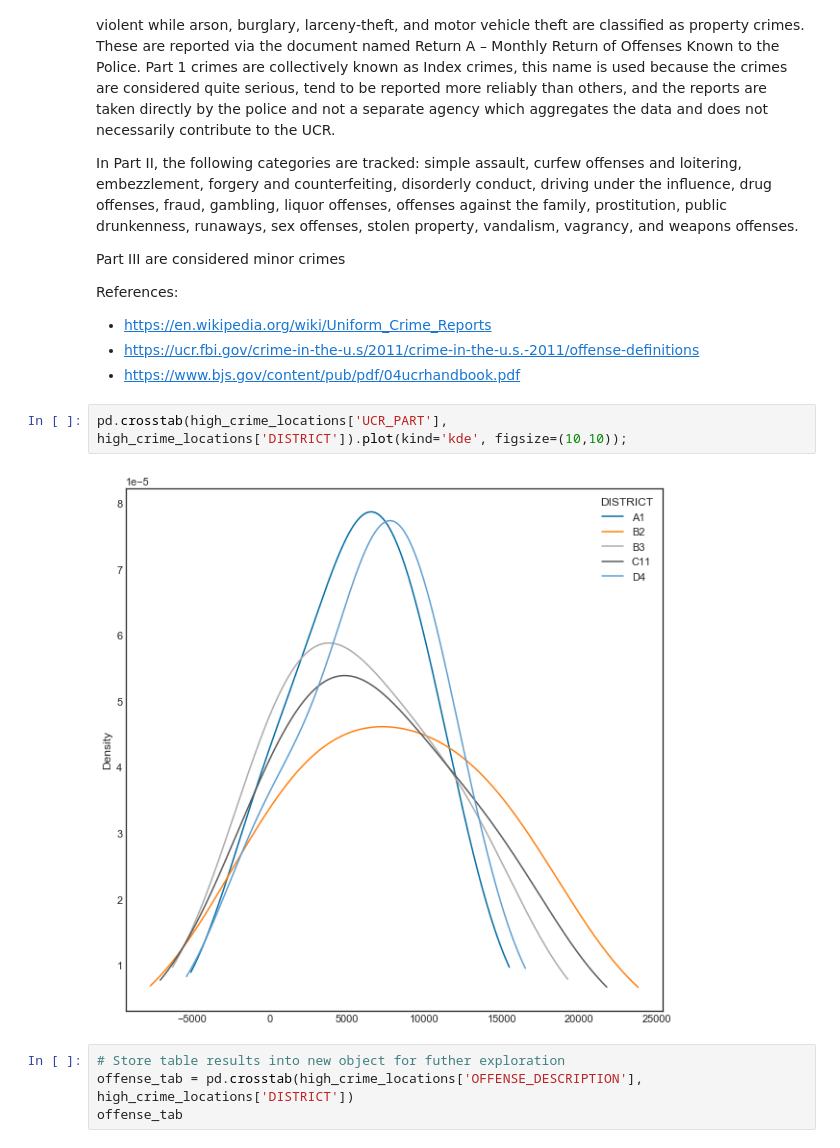
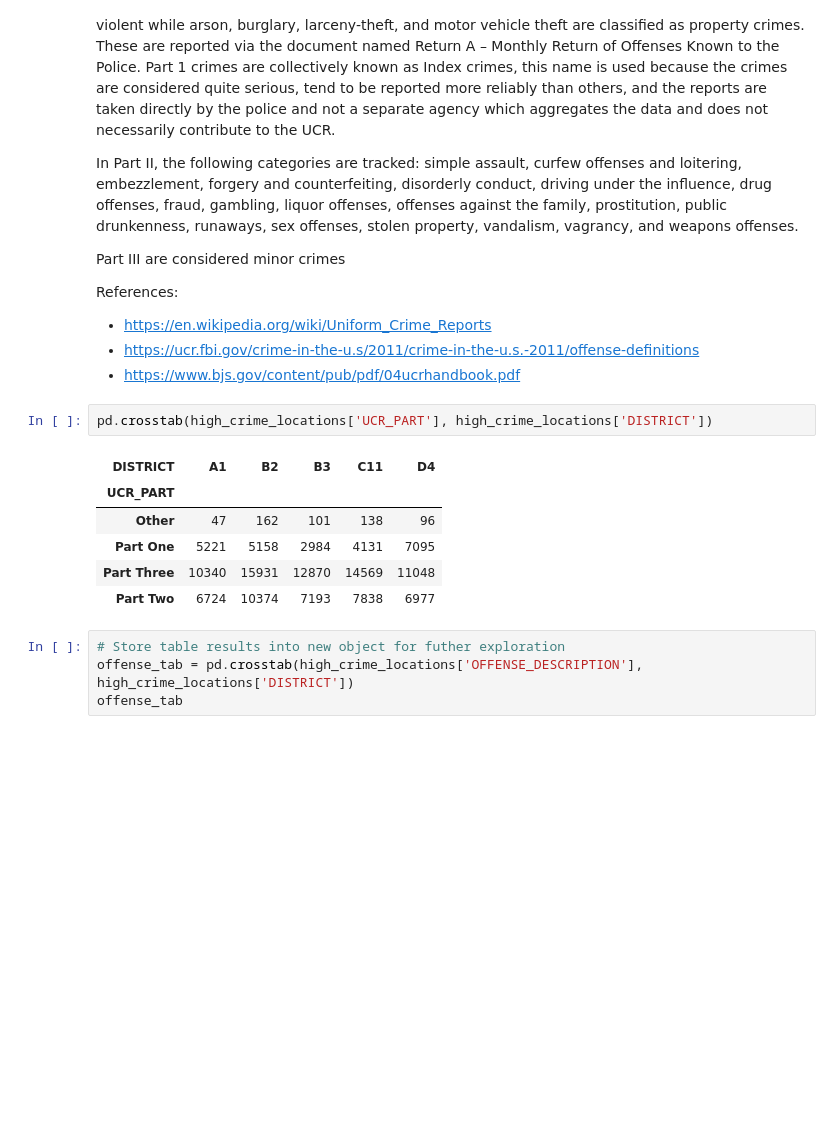
Before and after one commit to Kiddxtrizz/Boston_Crime_Analyis, a Jupyter notebook: Capstone_assignment.ipynb, the cells around one changed output. Saved outputs shown, nothing was run; the diff lists cells and outputs as text; blank space fills up the shorter version.

```diff
--- a/Capstone_assignment.ipynb
+++ b/Capstone_assignment.ipynb
@@ -295,9 +315,14 @@ References:
 * https://ucr.fbi.gov/crime-in-the-u.s/2011/crime-in-the-u.s.-2011/offense-definitions
 * https://www.bjs.gov/content/pub/pdf/04ucrhandbook.pdf
 # %%
-pd.crosstab(high_crime_locations['UCR_PART'], high_crime_locations['DISTRICT']).plot(kind='kde', figsize=(10,10));
+pd.crosstab(high_crime_locations['UCR_PART'], high_crime_locations['DISTRICT'])
 # %% [output]
-[figure, removed]
+| DISTRICT | A1 | B2 | B3 | C11 | D4 |
+| UCR_PART |  |  |  |  |  |
+| Other | 47 | 162 | 101 | 138 | 96 |
+| Part One | 5221 | 5158 | 2984 | 4131 | 7095 |
+| Part Three | 10340 | 15931 | 12870 | 14569 | 11048 |
+| Part Two | 6724 | 10374 | 7193 | 7838 | 6977 |
 # %%
 # Store table results into new object for futher exploration
 offense_tab = pd.crosstab(high_crime_locations['OFFENSE_DESCRIPTION'], high_crime_locations['DISTRICT'])
```
Also changed, not shown: parts of 5 cells of this notebook.
